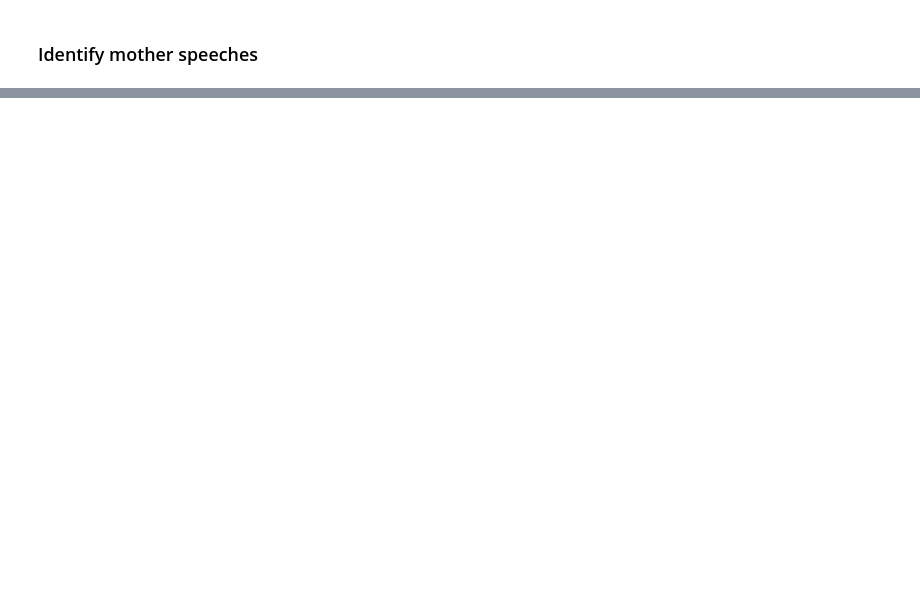
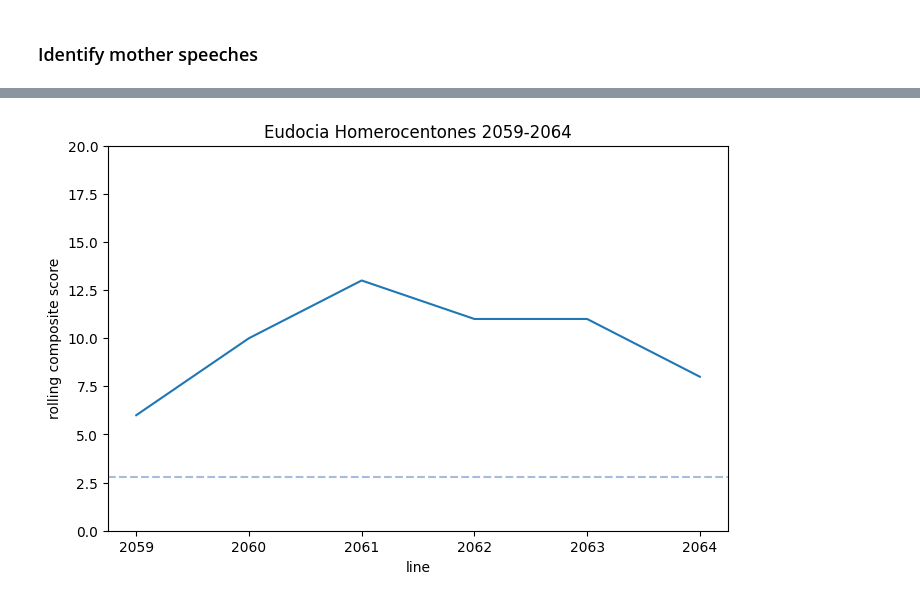
Before and after one commit to cwf2/dices-mta, a Jupyter notebook: Mother speech.ipynb, the cells around one changed output, grey strips where cells are left out. Cells and saved outputs as stored; diff of their text form; code cells hidden in the pictures; blank space fills up the shorter version.

```diff
--- a/Mother speech.ipynb
+++ b/Mother speech.ipynb
@@ -906,0 +360,5 @@ labels.iloc[0]['author']
+# %%
+fig = plotSpeech('4548')
+plt.show(fig)
+# %% [output]
+[figure, added]
```
Also changed, not shown: parts of 143 cells of this notebook, 2 other files.
